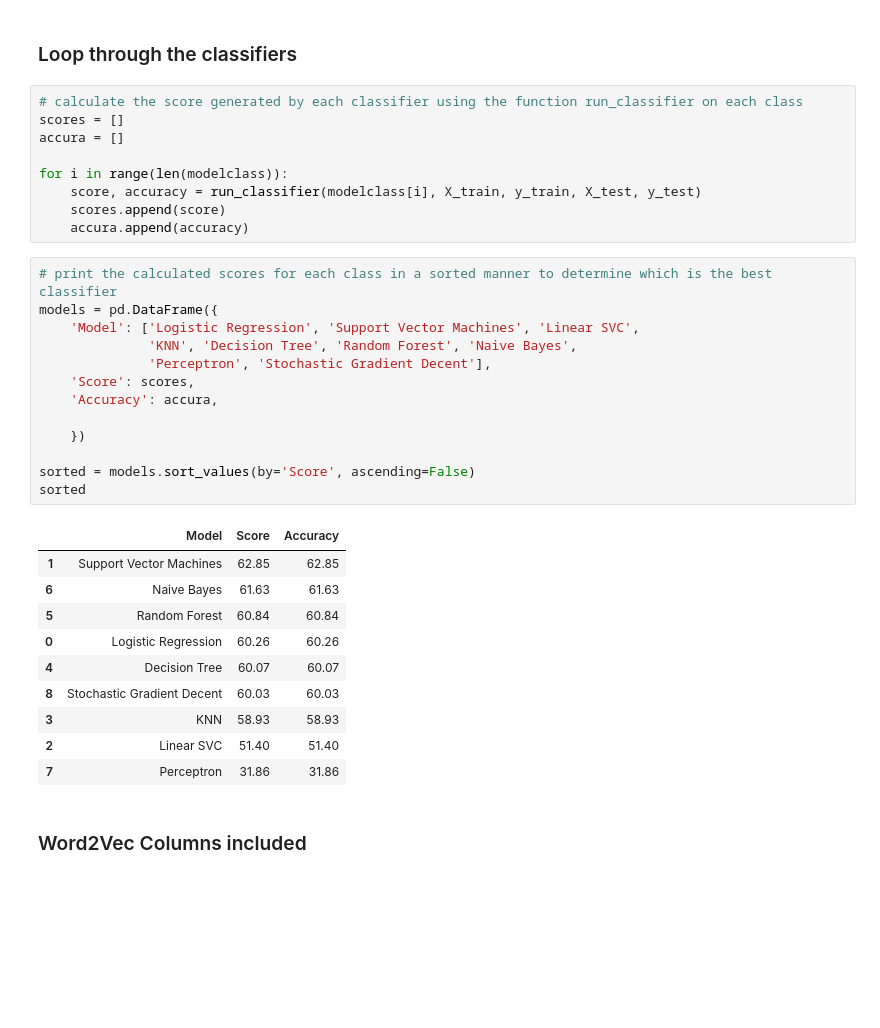
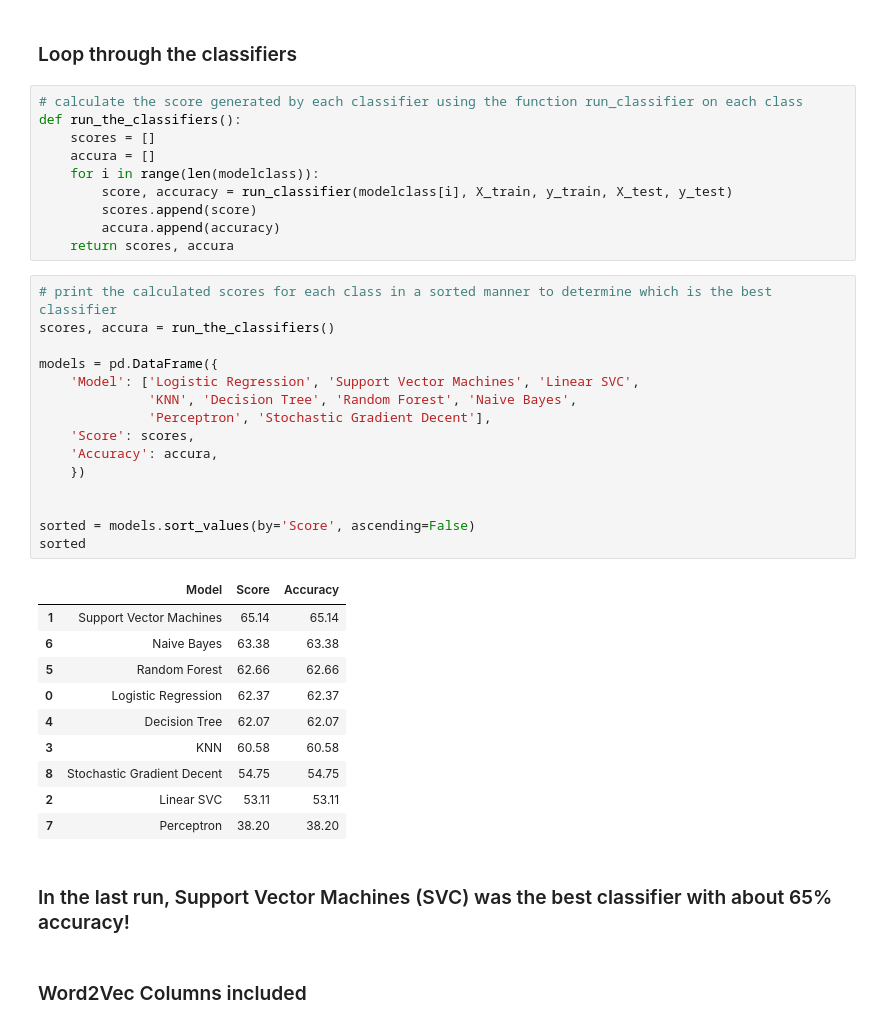
Before and after one commit to TEcjddns/UChicago_AIML_Project, a Jupyter notebook: EmployeeHappiness.ipynb, the cells around one changed output. Saved outputs shown, nothing was run; the diff lists cells and outputs as text; blank space fills up the shorter version.

Commit message:
Tested few different approaches to improve accuracy

```diff
--- a/EmployeeHappiness.ipynb
+++ b/EmployeeHappiness.ipynb
@@ -983,37 +979,42 @@ X_train, X_test, y_train, y_test = train_test_split(df1, df2, test_size=0.2, ran
 ### Loop through the classifiers
 # %%
 # calculate the score generated by each classifier using the function run_classifier on each class
-scores = []
-accura = []
-
-for i in range(len(modelclass)):
-    score, accuracy = run_classifier(modelclass[i], X_train, y_train, X_test, y_test)
-    scores.append(score)
-    accura.append(accuracy)
+def run_the_classifiers():
+    scores = []
+    accura = []
+    for i in range(len(modelclass)):
+        score, accuracy = run_classifier(modelclass[i], X_train, y_train, X_test, y_test)
+        scores.append(score)
+        accura.append(accuracy)
+    return scores, accura
 # %%
 # print the calculated scores for each class in a sorted manner to determine which is the best classifier
+scores, accura = run_the_classifiers()
+
 models = pd.DataFrame({
     'Model': ['Logistic Regression', 'Support Vector Machines', 'Linear SVC',
               'KNN', 'Decision Tree', 'Random Forest', 'Naive Bayes',
               'Perceptron', 'Stochastic Gradient Decent'],
     'Score': scores,
     'Accuracy': accura,
+    })
 
-    })
 
 sorted = models.sort_values(by='Score', ascending=False)
 sorted
 # %% [output]
 |  | Model | Score | Accuracy |
-| 1 | Support Vector Machines | 62.85 | 62.85 |
-| 6 | Naive Bayes | 61.63 | 61.63 |
-| 5 | Random Forest | 60.84 | 60.84 |
-| 0 | Logistic Regression | 60.26 | 60.26 |
-| 4 | Decision Tree | 60.07 | 60.07 |
-| 8 | Stochastic Gradient Decent | 60.03 | 60.03 |
-| 3 | KNN | 58.93 | 58.93 |
-| 2 | Linear SVC | 51.40 | 51.40 |
-| 7 | Perceptron | 31.86 | 31.86 |
+| 1 | Support Vector Machines | 65.14 | 65.14 |
+| 6 | Naive Bayes | 63.38 | 63.38 |
+| 5 | Random Forest | 62.66 | 62.66 |
+| 0 | Logistic Regression | 62.37 | 62.37 |
+| 4 | Decision Tree | 62.07 | 62.07 |
+| 3 | KNN | 60.58 | 60.58 |
+| 8 | Stochastic Gradient Decent | 54.75 | 54.75 |
+| 2 | Linear SVC | 53.11 | 53.11 |
+| 7 | Perceptron | 38.20 | 38.20 |
+# %% [markdown]
+### In the last run, Support Vector Machines (SVC) was the best classifier with about 65% accuracy!
 # %% [markdown]
 ### Word2Vec Columns included
 # %%
```
Also changed, not shown: parts of 35 cells of this notebook.
